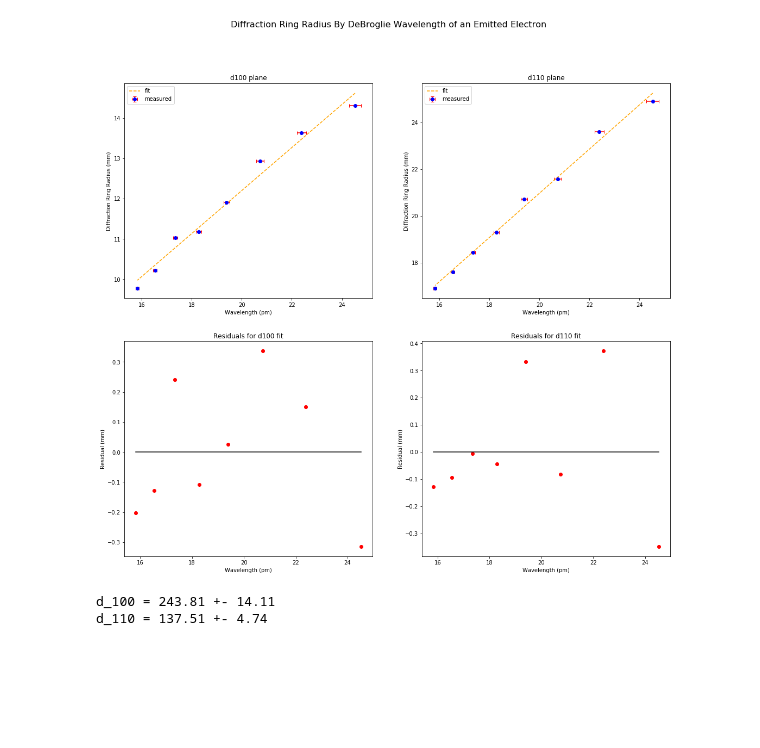
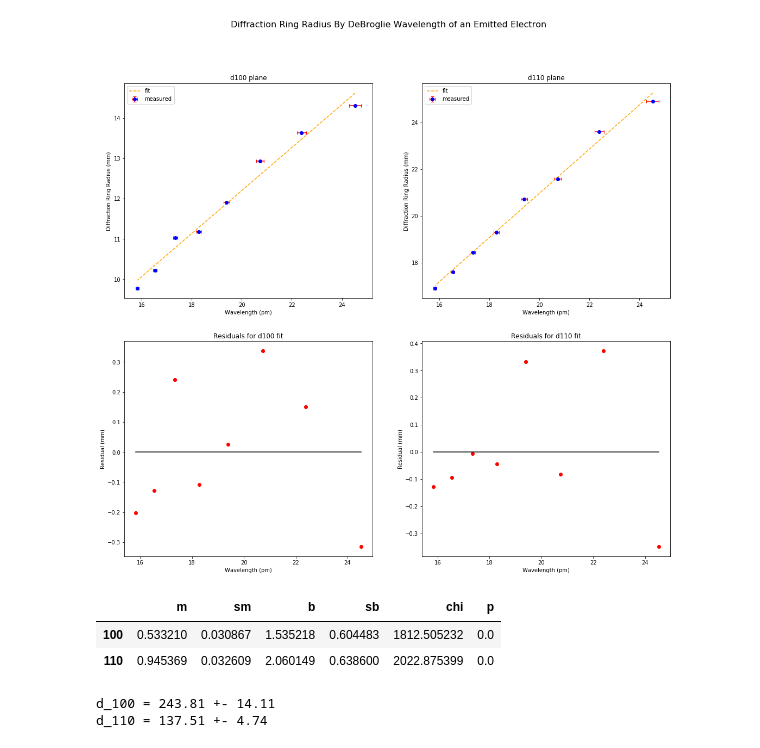
Before and after one commit to HPrickettMorgan/PHY293_Analysis, a Jupyter notebook: Electron Diffraction.ipynb, the cells around one changed output. Drawn from its saved outputs; the diff is of its cells as text; code cells hidden in the pictures; blank space fills up the shorter version.

```diff
--- a/Electron Diffraction.ipynb
+++ b/Electron Diffraction.ipynb
@@ -179,14 +179,19 @@ _110_p = chi2.sf(_110_chi, N-2)
 # %%
 fits = pd.DataFrame(
     index =[100, 110],
     data ={
     "m"  : [r_100_fit[0], r_110_fit[0]],
     "sm" : [_100_sm, _110_sm],
     "b"  : [r_100_fit[1], r_110_fit[1]],
     "sb" : [_100_sb, _110_sb],
     "chi": [_100_chi, _110_chi],
     "p"  : [_100_p, _110_p]
 })
+fits
+# %% [output]
+|  | m | sm | b | sb | chi | p |
+| 100 | 0.533210 | 0.030867 | 1.535218 | 0.604483 | 1812.505232 | 0.0 |
+| 110 | 0.945369 | 0.032609 | 2.060149 | 0.638600 | 2022.875399 | 0.0 |
 # %%
 # r = 2 R / d lambda
 # m = 2 R / d
```
